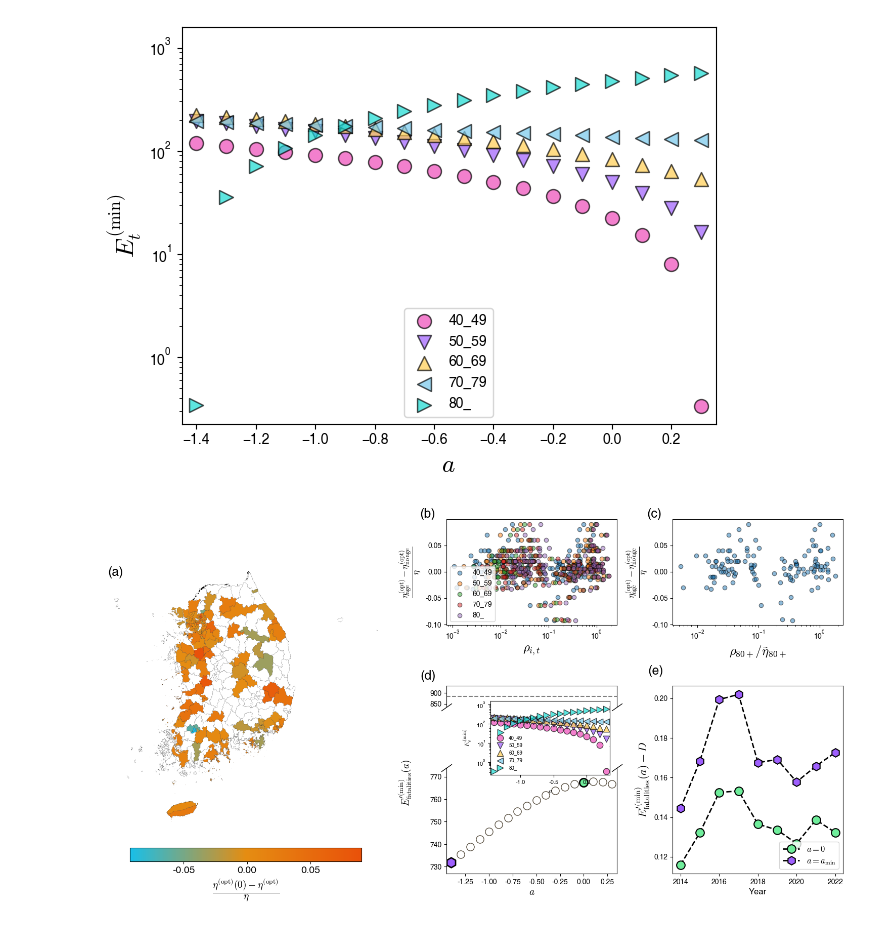
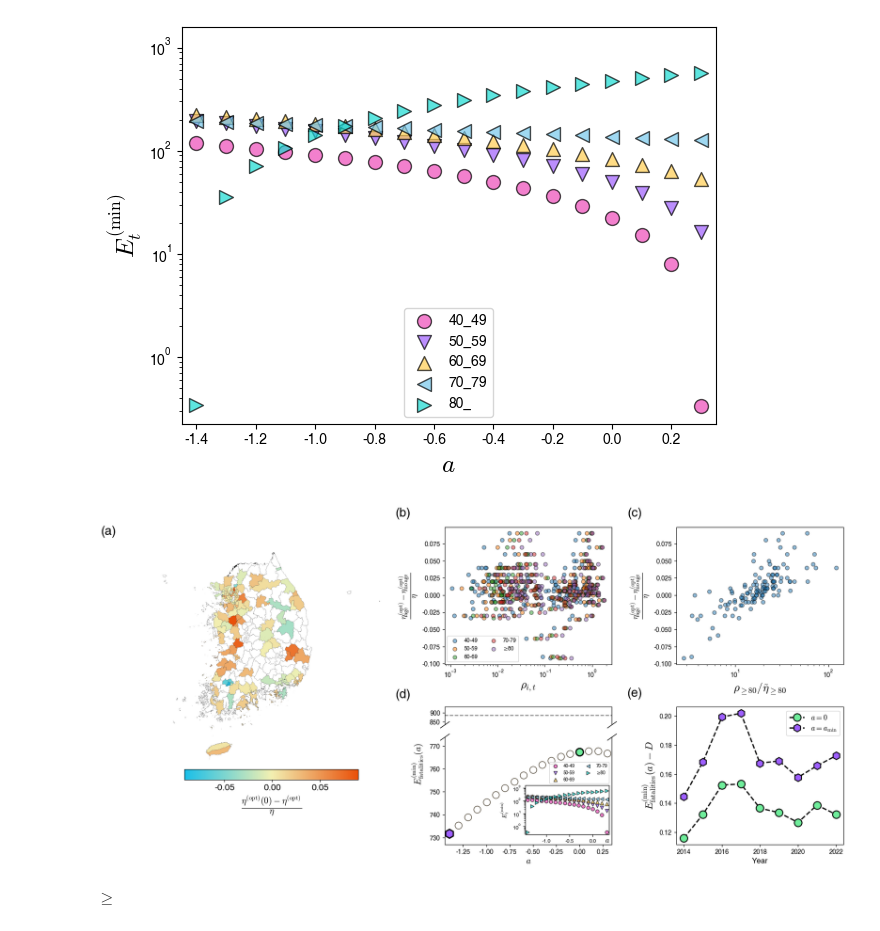
Before and after one commit to kwyosu7/Tuberculosis_hospital_optimization, a Jupyter notebook: article_figure_4.ipynb, the cells around one changed output. Drawn from its saved outputs; the diff is of its cells as text; code cells hidden in the pictures.

Commit message:
edit figure

```diff
--- a/article_figure_4.ipynb
+++ b/article_figure_4.ipynb
@@ -374,17 +374,21 @@ plt.show()
 # %% [output]
 [figure]
 # %%
-fig = plt.figure(figsize=(15, 8))
-gs = GridSpec(3,3, width_ratios=[1.7,1,1], height_ratios=[5,1,5])
+fig = plt.figure(figsize=(17, 8))
+gs = GridSpec(11,3, width_ratios=[1.3,1,1])#, height_ratios=[5,1,4]
+title_pos=[-0.25, 1.1]
+
 """
 (a)
 """
-ax = fig.add_subplot(gs[:,0])
-colors = ["#19BFE9", "#E58D12", "#E9510A"]#, '#FFFFFF'
+ax = fig.add_subplot(gs[:9,0])
+colors = ["#19BFE9", "#F2F0B2", "#E9510A"]#, '#FFFFFF'
 norm = Normalize(vmin=min(kr_sgg['y']), vmax=max(kr_sgg['y']))
 cmap = LinearSegmentedColormap.from_list('my_cmap', colors, gamma=1)
 kr_sgg.plot(column='y', ec='k', cmap=cmap, legend=False, norm=norm, alpha=1, linewidth=0.1, ax=ax)
 kr_sgg[kr_sgg['y'].isna()].plot(ec='k', color='#FFFFFF', alpha=1, linewidth=0.1, ax=ax)
+ax.set_xlim(kr_sgg.total_bounds[0], kr_sgg.total_bounds[2]+1000)
+ax.set_ylim(kr_sgg.total_bounds[1], kr_sgg.total_bounds[3])
 ax.axis('off')
 cbar_ax = inset_axes(ax, width='80%', height='5%', loc='lower center',
                      bbox_to_anchor=(0, -0.1, 1, 1), bbox_transform=ax.transAxes, borderpad=0)
@@ -395,38 +399,43 @@ ax.text(title_pos[0], title_pos[1], '('+title_list[0]+')', fontsize=title_size,
 """
 (b)
 """
-ax=fig.add_subplot(gs[0,1])
+ax=fig.add_subplot(gs[0:5,1])
+age_listt = ['40-49', '50-59', '60-69', '70-79', '\u226580']
+c=0
 for age in age_list:
-	# x = data['RN80_']
-	x = data['RN'+age].values * data['N'].values / data['A'].values
-
-	ax.scatter(x,y, ec='k', alpha=0.5, label=age)
+    x = data['RN'+age].values * data['N'].values / data['A'].values
+    ax.scatter(x,y, ec='k', alpha=0.5, label=age_listt[c])
+    c+=1
 ax.set_xscale('log')
 # ax.set_yscale('log')
 ax.set_xlabel(r'$\rho_{i,t}$',size=18)
 ax.set_ylabel(r'$\frac{\eta^\mathrm{(opt)}_\mathrm{age}-\eta^\mathrm{(opt)}_\mathrm{no\,age}}{\eta}$',size=18)
-ax.legend()
-ax.text(-0.05-0.06, 1.05, '('+title_list[1]+')', fontsize=title_size, ha='center', va='center', transform=ax.transAxes)
+ax.legend(loc=3,fontsize='small',ncol=2)
+ax.text(title_pos[0], title_pos[1], '('+title_list[1]+')', fontsize=title_size, ha='center', va='center', transform=ax.transAxes)
 """
 (c)
 """
-ax=fig.add_subplot(gs[0, 2])
+h_no_opt = pd.read_csv('/home/users/YongsungKwon/workplace/Yongpyter/Tuberculosis_hospital_optimization/data_result/no_age/opt_E_h/'+str(year)+'MC_noage_h_opt.csv')
+h_age_opt = pd.read_csv('/home/users/YongsungKwon/workplace/Yongpyter/Tuberculosis_hospital_optimization/data_result/at_b/opt_E_h_a015_005/'+str(year)+'MC_age_h_opt_a_'+str(15)+'.csv')
+y = ((h_age_opt['h'] -h_no_opt['h'])/ data['h']).values
+x = (data['N']*data['RN80_']/data['A'])/data['eta_tilde80_']
+ax=fig.add_subplot(gs[0:5, 2])
 ax.scatter(x,y, ec='k', alpha=0.5)
 ax.set_xscale('log')
 # ax.set_yscale('log')
-ax.set_xlabel(r'$\rho_{\mathrm{80+}}/ \tilde\eta_{\mathrm{80+}}$',size=18)
+ax.set_xlabel(r'$\rho_{\geq 80}/ \tilde\eta_{\geq 80}$',size=18)
 ax.set_ylabel(r'$\frac{\eta^\mathrm{(opt)}_\mathrm{age}-\eta^\mathrm{(opt)}_\mathrm{no\,age}}{\eta}$',size=18)
-ax.text(-0.05-0.06, 1.05, '('+title_list[2]+')', fontsize=title_size, ha='center', va='center', transform=ax.transAxes)
+ax.text(title_pos[0], title_pos[1], '('+title_list[2]+')', fontsize=title_size, ha='center', va='center', transform=ax.transAxes)
 """
 (d)
 """
-ax0 = fig.add_subplot(gs[1, 1])
+ax0 = fig.add_subplot(gs[6, 1])
 ax0.axhline(D_40, color='gray', linestyle='--', linewidth=1.5)
-ax0.text(title_pos[0]-0.16, title_pos[1]+0.5, '(d)', fontsize=title_size,  ha='center', va='center',transform=ax0.transAxes)
+ax0.text(title_pos[0], title_pos[1]+0.6, '(d)', fontsize=title_size,  ha='center', va='center',transform=ax0.transAxes)
 ax0.get_xaxis().set_visible(False)
 ax0.tick_params(axis='y', labelsize=10)
 
-ax = fig.add_subplot(gs[2, 1])
+ax = fig.add_subplot(gs[7:, 1])
 ax.scatter(np.linspace(-2,1,31), E_list, c='w', s=120, ec=rgb_to_hex(89,80,65)) #label=str(year)
 ax.scatter(np.linspace(-2,1,31)[20], E_list[20], marker='o', ec='k',s=140,c=rgb_to_hex(111,237,155),linewidth=2)
 # ax.scatter(np.linspace(-0.15,0.05,21)[i_001_], E_list[i_001_], marker='s', ec='k',s=120,c=rgb_to_hex(237,74,184))
@@ -443,55 +452,58 @@ kwargs = dict(marker=[(-1, -d), (1, d)], markersize=15, linestyle="none", color=
 
 ax0.plot([0, 1], [0, 0], transform=ax0.transAxes, **kwargs)
 ax.plot([0, 1], [1, 1], transform=ax.transAxes, **kwargs)
-fig.text(0.4, 0.30, r'$E^{\prime\mathrm{(min)}}_\mathrm{fatalities}(a)$', va='center', rotation = 'vertical', fontsize = 14)
+fig.text(0.4, 0.30, r'$E^{\mathrm{(min)}}_\mathrm{fatalities}(a)$', va='center', rotation = 'vertical', fontsize = 14)
 ax0.spines['bottom'].set_visible(False)
 ax.spines['top'].set_visible(False)
 """
 (d) inset
 """
 # 예: 기존 큰 축 ax 안에 inset 축 만들기
-inset_ax = inset_axes(ax, width="35%", height="35%", loc='upper right',
-                      bbox_to_anchor=(-1, -0.3, 2, 2),
+inset_ax = inset_axes(ax, width="25%", height="23%", loc='upper right',
+                      bbox_to_anchor=(-0.98, -1.39, 2, 2),
                       bbox_transform=ax.transAxes,
                       borderpad=1)
 
 # scatter plot을 inset 축에 그림
-age = ['40_49', '50_59', '60_69', '70_79', '80_']
+age = ['40-49', '50-59', '60-69', '70-79', '\u226580']
 for age_i in range(5):
     inset_ax.scatter(np.linspace(-2, 1, 31),
                      E_age_a[:, age_i],
                      ec='k',
                      c=color_list[age_i],
-                     s=80,
+                     s=30,
                      marker=mark[age_i],
                      label=age[age_i],
                      alpha=0.7)
 
 inset_ax.set_xlim(np.linspace(-2, 1, 31)[a_min] - 0.05,
                   np.linspace(-2, 1, 31)[a_max] + 0.05)
 inset_ax.set_yscale('log')
-inset_ax.set_xlabel(r'$a$', size=10)
+# inset_ax.set_xlabel(r'$a$', size=10)
 inset_ax.set_ylabel(r'$E^\mathrm{(min)}_t$', size=10)
 inset_ax.tick_params(labelsize=8)
-inset_ax.legend(fontsize=7, loc='lower left', frameon=False)
-
+inset_ax.legend(fontsize=7, loc='lower center',  bbox_to_anchor=(0.645, 0.99),frameon=True,ncol=2)
+inset_ax.text(0.98, -0.12, r'$a$', fontsize=12,  ha='center', va='center',transform=inset_ax.transAxes)
 """
 (e)
 """
-ax1=fig.add_subplot(gs[1:3,2])
+ax1=fig.add_subplot(gs[6:,2])
 y_0 = (np.array(D_list) - np.array(E_a_0))/np.array(D_list)
 y_min = (np.array(D_list)-np.array(E_a_min))/np.array(D_list)
 ax1.plot(range(2014,2023), y_0, marker='o', mfc=rgb_to_hex(111,237,155) , mew=1.5,c='k', linestyle='--', linewidth=2, ms=12, label=r'$a=0$')
 ax1.plot(range(2014,2023), y_min, marker='h', c='k', mew=1.5,ms=12 , mfc=rgb_to_hex(158,95,253), linestyle='--', linewidth=2, label=r'$a=a_\mathrm{min}$')
-ax1.set_ylabel(r'$E^{\prime\mathrm{(min)}}_\mathrm{fatalities}(a)- D$', size=16)
+ax1.set_ylabel(r'$E^{\mathrm{(min)}}_\mathrm{fatalities}(a)- D$', size=16)
 ax1.set_xlabel(r'Year', size=12)
 ax1.tick_params(axis='x', labelsize=10, labelrotation=0)
 ax1.tick_params(axis='y', labelsize=10)
-ax1.legend(loc=4, fontsize='large')
-ax1.text(title_pos[0]-0.15, title_pos[1]+0.13, '(e)', fontsize=title_size,  ha='center', va='center',transform=ax1.transAxes)
+ax1.legend(loc=1, fontsize='large')
+ax1.text(title_pos[0], title_pos[1], '(e)', fontsize=title_size,  ha='center', va='center',transform=ax1.transAxes)
 
 
-plt.tight_layout()
+# plt.tight_layout()
+plt.subplots_adjust(left=0.08, right=0.96, top=0.95, bottom=0.08, wspace=0.35, hspace=0.72)
 plt.show()
 # %% [output]
-[figure, old version]
+[figure, new version]
+# %% [markdown]
+$\ge$
```
Also changed, not shown: parts of 2 cells of this notebook.
